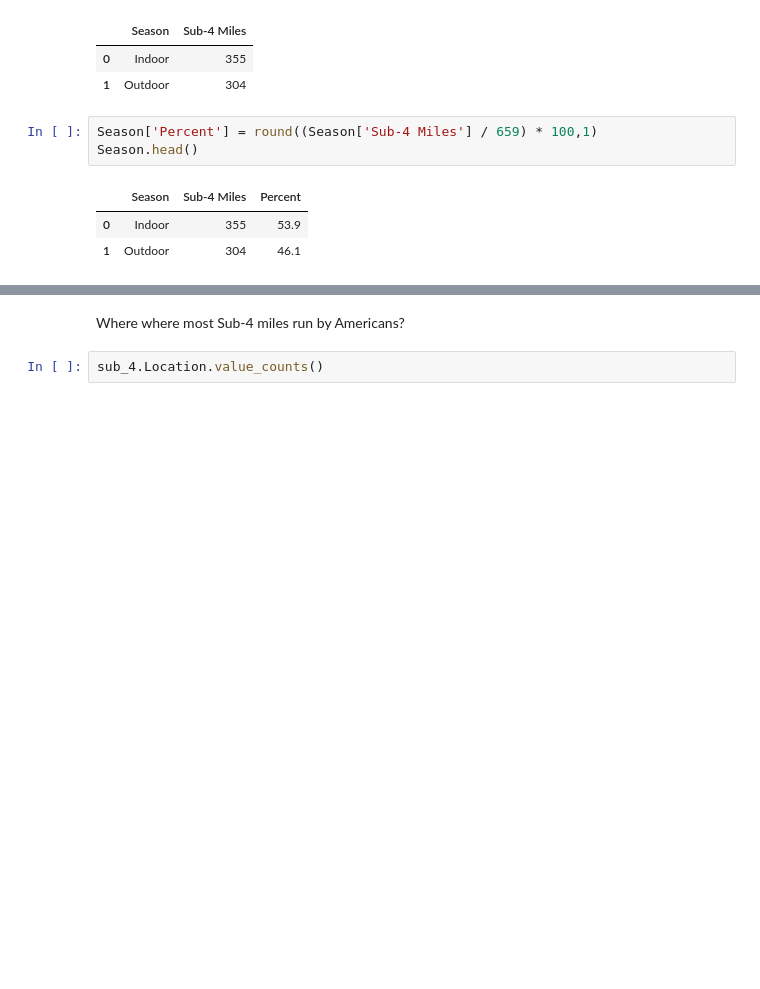
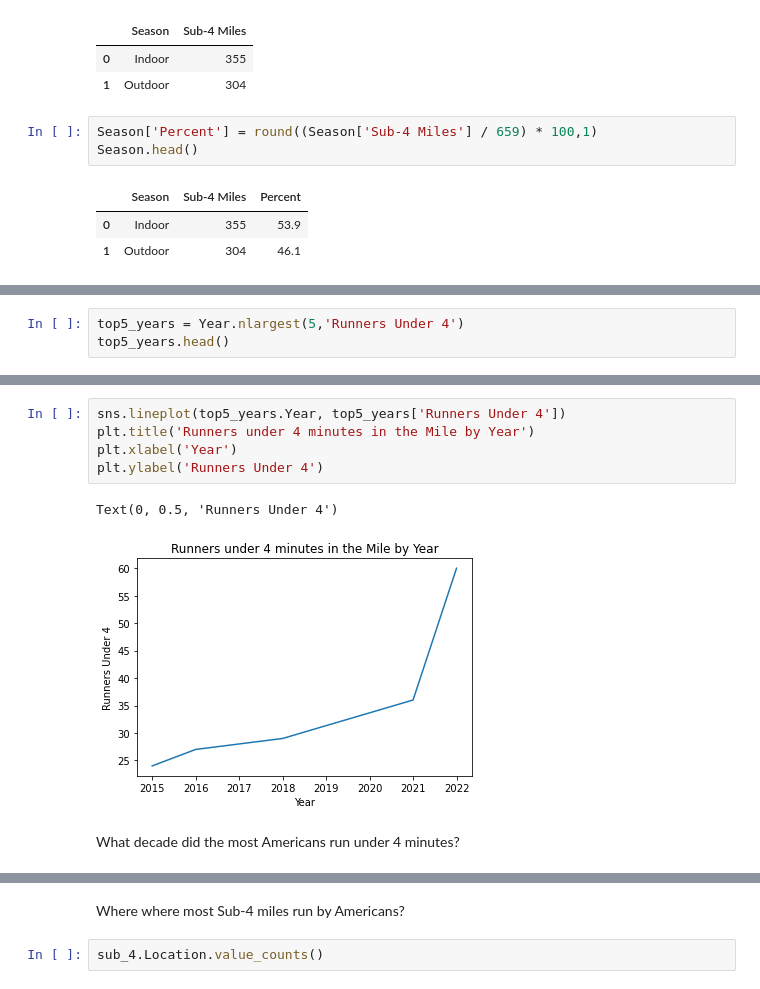
Before and after one commit to LJRollerII/United_States_Sub_4_Milers_Database, a Jupyter notebook: notebooks/Sub_4_Miler_Analysis.ipynb, the cells around one changed output, grey strips where cells are left out. Drawn from its saved outputs; the diff is of its cells as text; blank space fills up the shorter version.

```diff
--- a/notebooks/Sub_4_Miler_Analysis.ipynb
+++ b/notebooks/Sub_4_Miler_Analysis.ipynb
@@ -158,0 +213,3 @@ Season.head()
+# %%
+top5_years = Year.nlargest(5,'Runners Under 4')
+top5_years.head()
@@ -158,0 +223,10 @@ Season.head()
+# %%
+sns.lineplot(top5_years.Year, top5_years['Runners Under 4'])
+plt.title('Runners under 4 minutes in the Mile by Year')
+plt.xlabel('Year')
+plt.ylabel('Runners Under 4')
+# %% [output]
+Text(0, 0.5, 'Runners Under 4')
+[figure, added]
+# %% [markdown]
+What decade did the most Americans run under 4 minutes?
```
Also changed, not shown: parts of 16 cells of this notebook.
